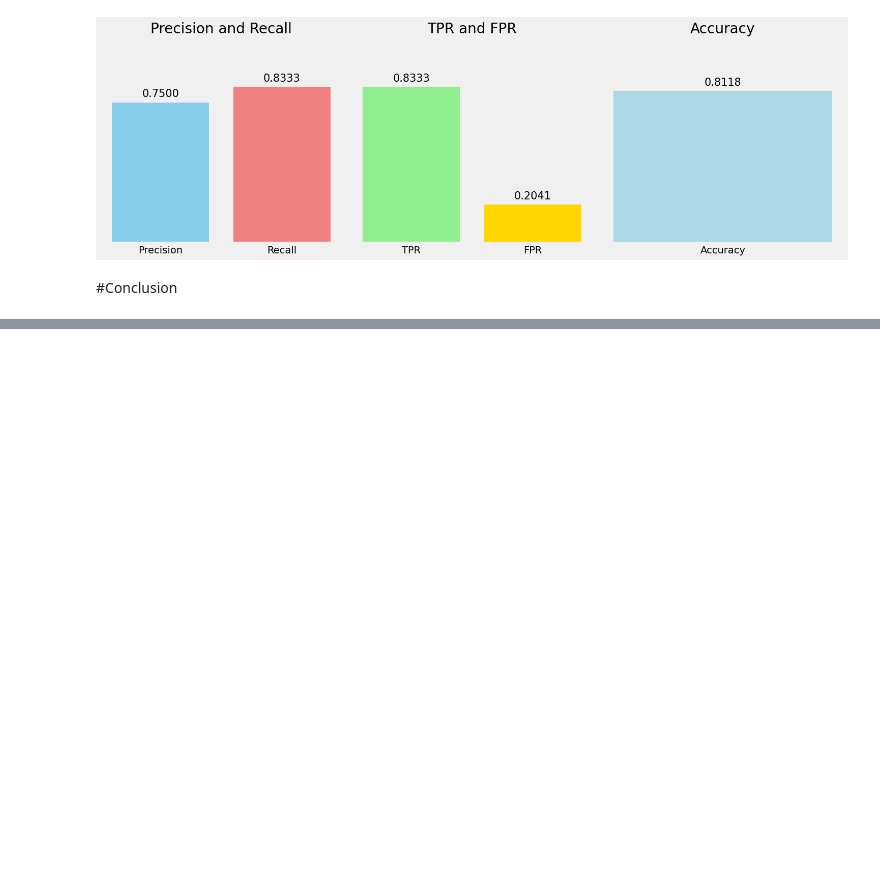
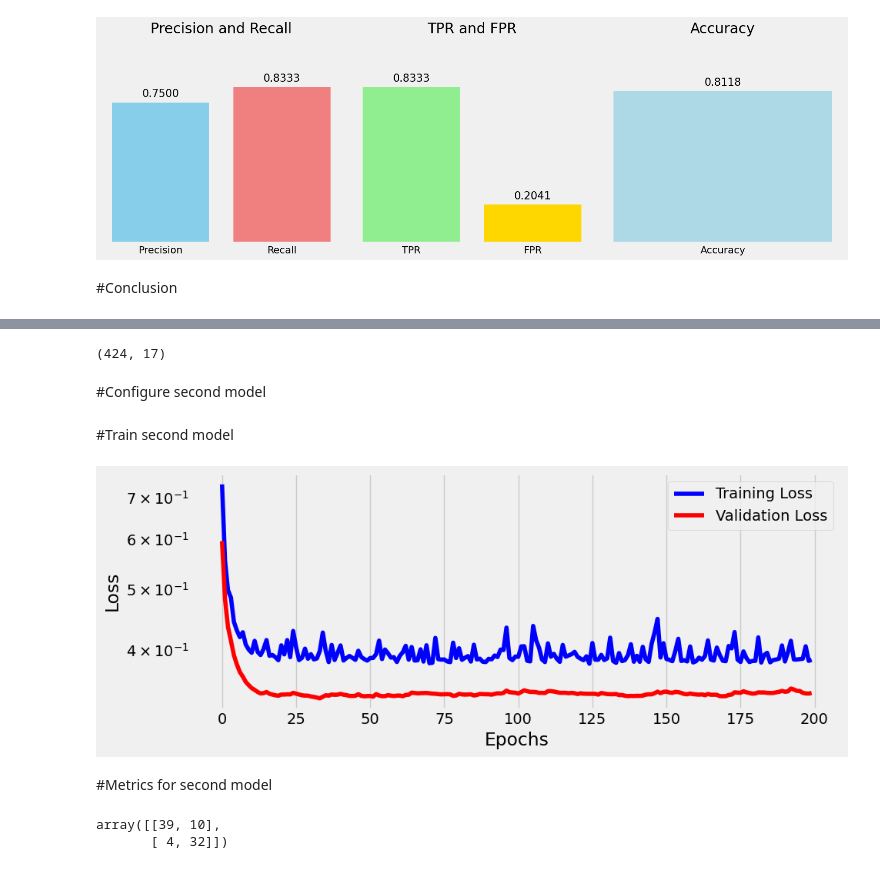
Before and after one commit to TomazFilgueira/UFRN-ML-2025-1, a Jupyter notebook: heart_disease_classification.ipynb, the cells around one changed output, grey strips where cells are left out. Cells and saved outputs as stored; diff of their text form; code cells hidden in the pictures; blank space fills up the shorter version.

Commit message:
plot second model metrics

```diff
--- a/heart_disease_classification.ipynb
+++ b/heart_disease_classification.ipynb
@@ -625,0 +627,11 @@ plot_metrics(precision, recall, acc, tpr, fpr)
+# %%
+url = "https://raw.githubusercontent.com/TomazFilgueira/UFRN-ML-2025-1-Heart_Disease_Classfication/main/0_data/selected_features_dataset.csv" # Correct URL to raw file content
+
+try:
+  df_selected = pd.read_csv(url)
+  print("Successfully read CSV from GitHub")
+  # Now you can work with the DataFrame 'df'
+  print(df.head()) # Example: Display the first few rows
+
+except Exception as e:
+  print(f"An error occurred: {e}")
@@ -625,0 +653,7 @@ plot_metrics(precision, recall, acc, tpr, fpr)
+# %%
+# Create dummy variables for categorical features
+categorical_cols = ['sex','cp', 'restecg', 'exang', 'slope','thal','elderly']
+df_selected_dummy = pd.get_dummies(df_selected, columns=categorical_cols, drop_first=True)
+print(df_dummy.shape)
+# %% [output]
+(424, 17)
@@ -625,0 +686,44 @@ plot_metrics(precision, recall, acc, tpr, fpr)
+# %% [markdown]
+#Configure second model
+# %%
+# Sets learning rate - this is "eta" ~ the "n" like Greek letter
+lr = 0.05
+
+torch.manual_seed(42)
+model2 = nn.Sequential()
+#This model contains 16 input instead of 19 of model 1
+model2.add_module('linear', nn.Linear(16, 1))
+
+# Defines a SGD optimizer to update the parameters
+optimizer2 = optim.SGD(model2.parameters(), lr=lr)
+
+# Defines a BCE loss function
+loss_fn = nn.BCEWithLogitsLoss()
+# %% [markdown]
+#Train second model
+# %%
+#set number of epochs
+n_epochs = 200
+
+#using Architecture class passing model, loss and optimized as parameters
+arch2 = Architecture(model2, loss_fn, optimizer2)
+arch2.set_loaders(train_loader, val_loader)
+arch2.set_seed(42)
+arch2.train(n_epochs)
+# %%
+fig = arch2.plot_losses()
+# %% [output]
+[figure, added]
+# %% [markdown]
+#Metrics for second model
+# %%
+logits_val = arch2.predict(X_val)
+probabilities_model2_val = sigmoid(logits_val).squeeze()
+threshold = 0.5
+
+#Confusion Matrix using SKlearn
+cm_model2 = confusion_matrix(y_val, (probabilities_val >= 0.5))
+cm_model2
+# %% [output]
+array([[39, 10],
+       [ 4, 32]])
```
Also changed, not shown: parts of 10 cells of this notebook.
